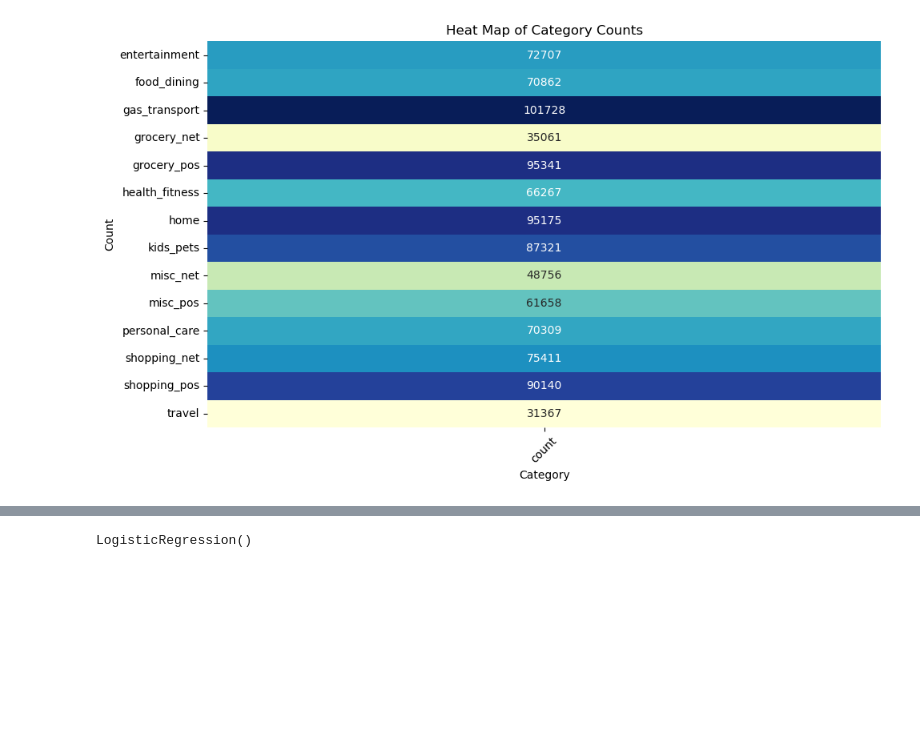
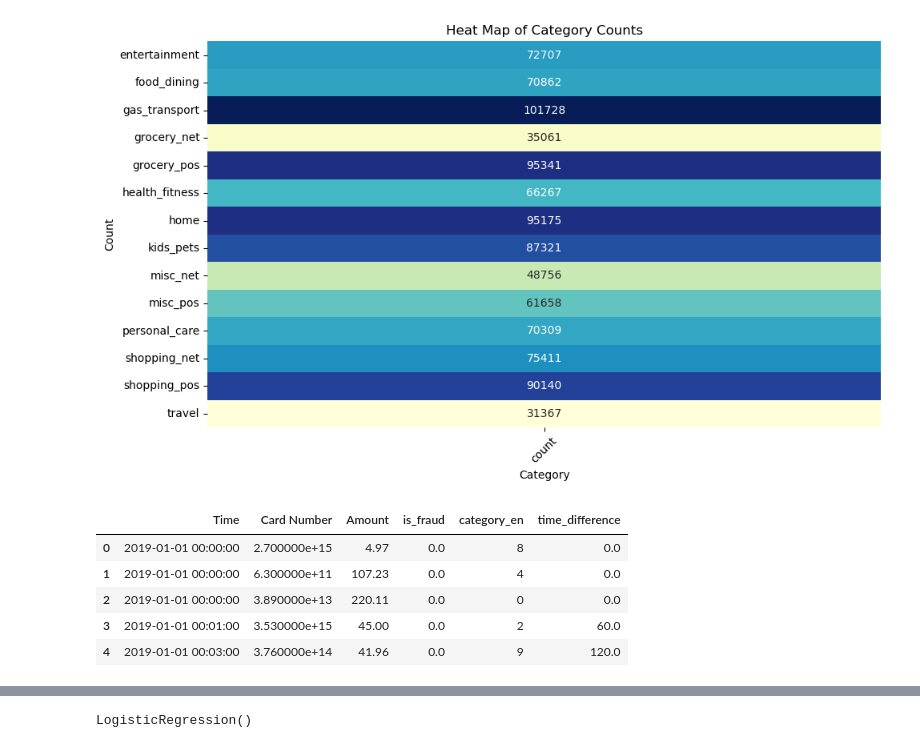
Before and after one commit to OmarKhaled04/FraudDetection, a Jupyter notebook: FraudDetection.ipynb, the cells around one changed output, grey strips where cells are left out. Saved outputs shown, nothing was run; the diff lists cells and outputs as text; code cells hidden in the pictures; blank space fills up the shorter version.

```diff
--- a/FraudDetection.ipynb
+++ b/FraudDetection.ipynb
@@ -87,3 +85,24 @@ df["category_en"] = label_encoder.fit_transform(df['category'])
 test_df["category_en"] = label_encoder.fit_transform(test_df['category'])
 df.drop('category', axis=1, inplace=True)
 test_df.drop('category', axis=1, inplace=True)
+# %%
+df['Time'] = pd.to_datetime(df['Time'])
+
+# Sort the DataFrame by the 'Time' column if it's not already sorted
+df = df.sort_values(by='Time')
+
+# Calculate time differences between consecutive transactions
+df['time_difference'] = df['Time'].diff().dt.total_seconds()
+
+# Fill missing values in the first row with 0
+df['time_difference'].fillna(0, inplace=True)
+
+# View the updated DataFrame
+df.head()
+# %% [output]
+|  | Time | Card Number | Amount | is_fraud | category_en | time_difference |
+| 0 | 2019-01-01 00:00:00 | 2.700000e+15 | 4.97 | 0.0 | 8 | 0.0 |
+| 1 | 2019-01-01 00:00:00 | 6.300000e+11 | 107.23 | 0.0 | 4 | 0.0 |
+| 2 | 2019-01-01 00:00:00 | 3.890000e+13 | 220.11 | 0.0 | 0 | 0.0 |
+| 3 | 2019-01-01 00:01:00 | 3.530000e+15 | 45.00 | 0.0 | 2 | 60.0 |
+| 4 | 2019-01-01 00:03:00 | 3.760000e+14 | 41.96 | 0.0 | 9 | 120.0 |
```
Also changed, not shown: parts of 9 cells of this notebook.
